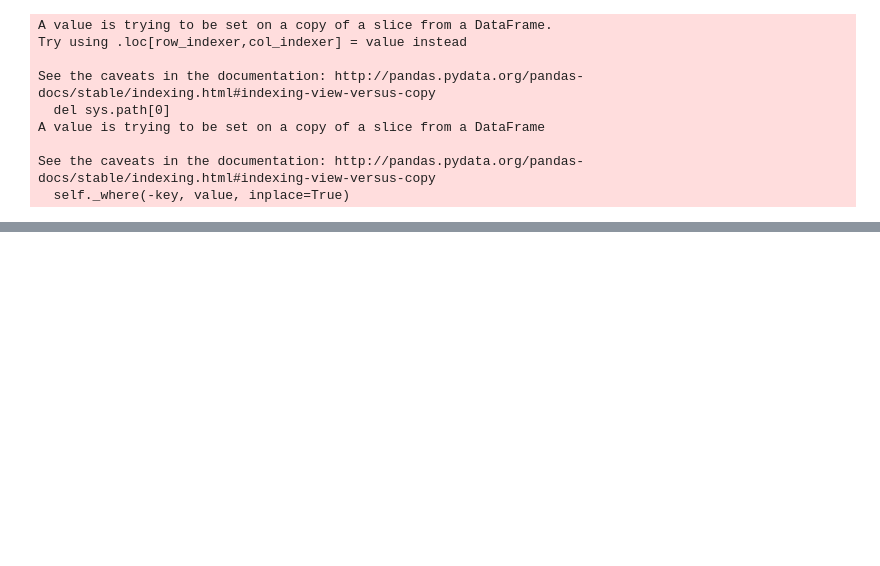
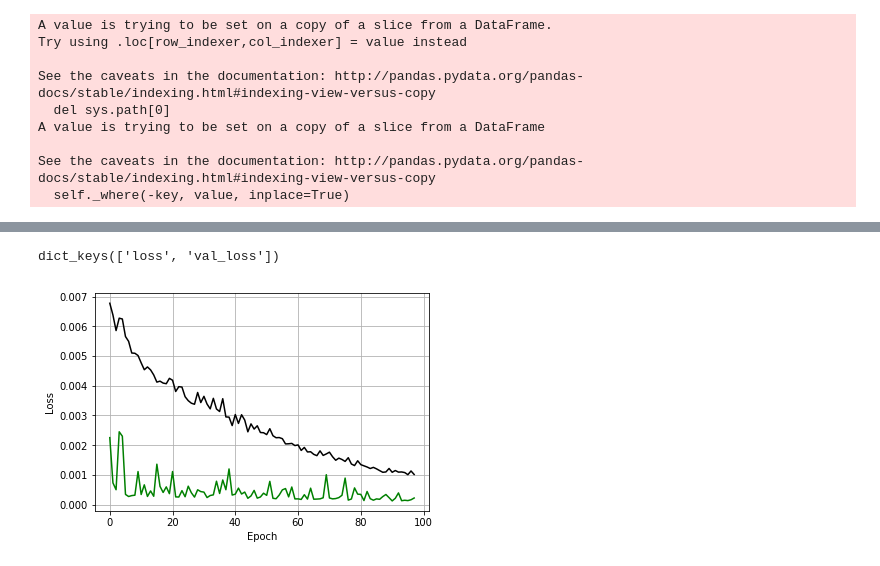
Before and after one commit to qrrble/Forex-RNN, a Jupyter notebook: FOREX_RNN.ipynb, the cells around one changed output, grey strips where cells are left out. Drawn from its saved outputs; the diff is of its cells as text; code cells hidden in the pictures; blank space fills up the shorter version.

```diff
--- a/FOREX_RNN.ipynb
+++ b/FOREX_RNN.ipynb
@@ -149,3 +174,22 @@ Epoch 20/20
+# %%
+# Plots loss vs. epoch from the training
+# live loss plot: https://gist.github.com/stared/dfb4dfaf6d9a8501cd1cc8b8cb806d2e
+
+# list all data in history
+print(history.history.keys())
+
+# Sets the number of epochs to exclude at the beginning since they tend to be large
+exclude_epochs = 2
+
+plt.plot(history.history['loss'][exclude_epochs:],'k-')
+plt.plot(history.history['val_loss'][exclude_epochs:],'g-')
+plt.ylabel('Loss')
+plt.xlabel('Epoch')
+plt.grid(True)
+plt.show()
+# %% [output]
+dict_keys(['loss', 'val_loss'])
+[figure, added]
 # %%
 # Makes preductions using the test set and the trained RNN model
 predicted_values = regressor.predict(X_test)
```
Also changed, not shown: parts of 7 cells of this notebook.
